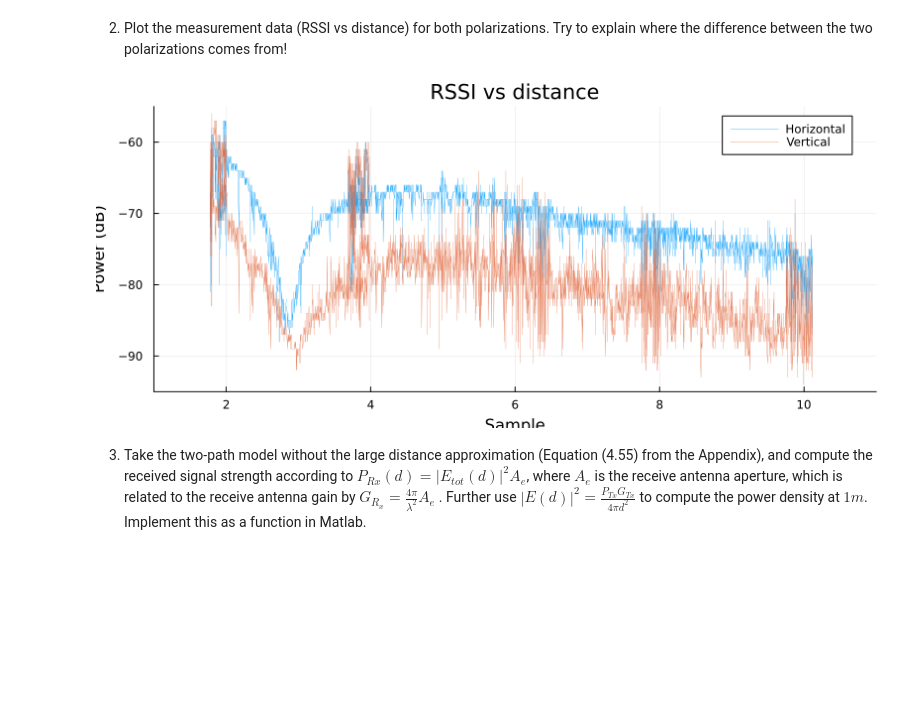
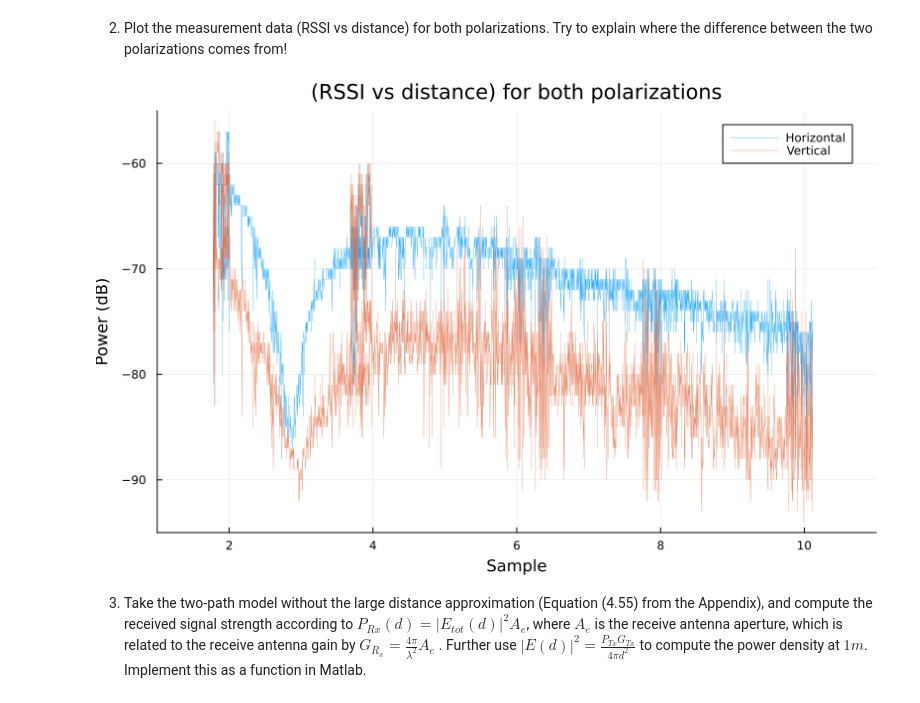
Before and after one commit to setrar/RADIO, a Jupyter notebook: Assignements/1/REPORT.ipynb, the cells around one changed output. Drawn from its saved outputs; the diff is of its cells as text; code cells hidden in the pictures; blank space fills up the shorter version.

```diff
--- a/Assignements/1/REPORT.ipynb
+++ b/Assignements/1/REPORT.ipynb
@@ -78,15 +84,15 @@ using Plots
 # %%
 plt = plot( d₁, rₛₛₛᵢ¹, label = "Horizontal", linewidth = .3)
 plt = plot!(d₂, rₛₛₛᵢ², label = "Vertical", linewidth = .3)
 plot(plt
-    , xlabel="Sample", ylabel="Power (dB)", title="RSSI vs distance"
-    , size = (800,350)
+    , xlabel="Sample", ylabel="Power (dB)", title="(RSSI vs distance) for both polarizations"
+    , size = (800,500)
     , legend = :topright
     , xlim=(1, 11), ylim=(-95, -55)
     , grid = :true
 )
 # %% [output]
-[figure, old version]
+[figure, new version]
 # %% [markdown]
 3. Take the two-path model without the large distance approximation (Equation (4.55) from the Appendix), and compute the received signal strength according to $P_{Rx}(d) = |E_{tot}(d)|^2A_e$, where $A_e$ is the receive antenna aperture, which is related to the receive antenna gain by $G_{R_x} = \frac{4 \pi}{\lambda ^2}A_e$ . Further use $|E(d)|^2 = \frac{P_{Tx}G_{Tx}}{4\pi d^2}$ to compute the power density at $1m$. Implement this as a function in Matlab.
 # %% [markdown]
```
Also changed, not shown: parts of 17 cells of this notebook.
